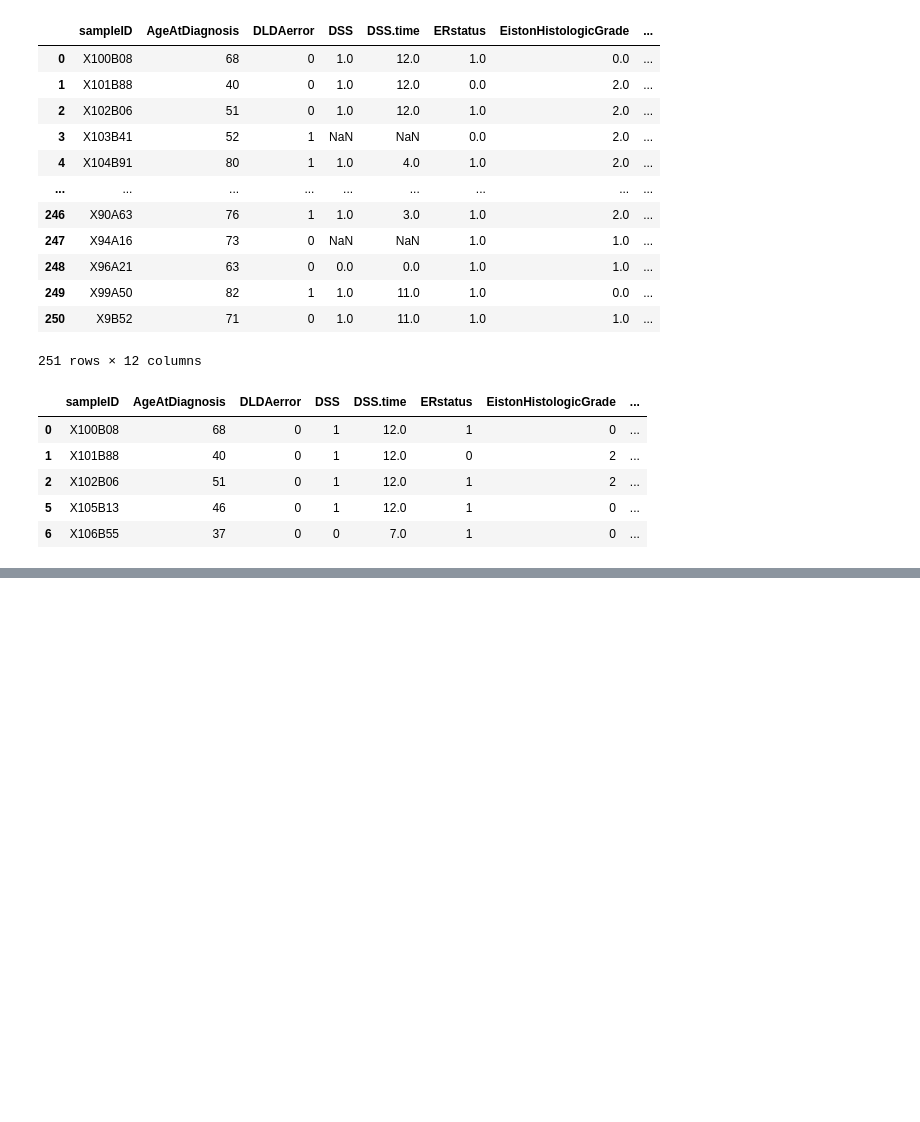
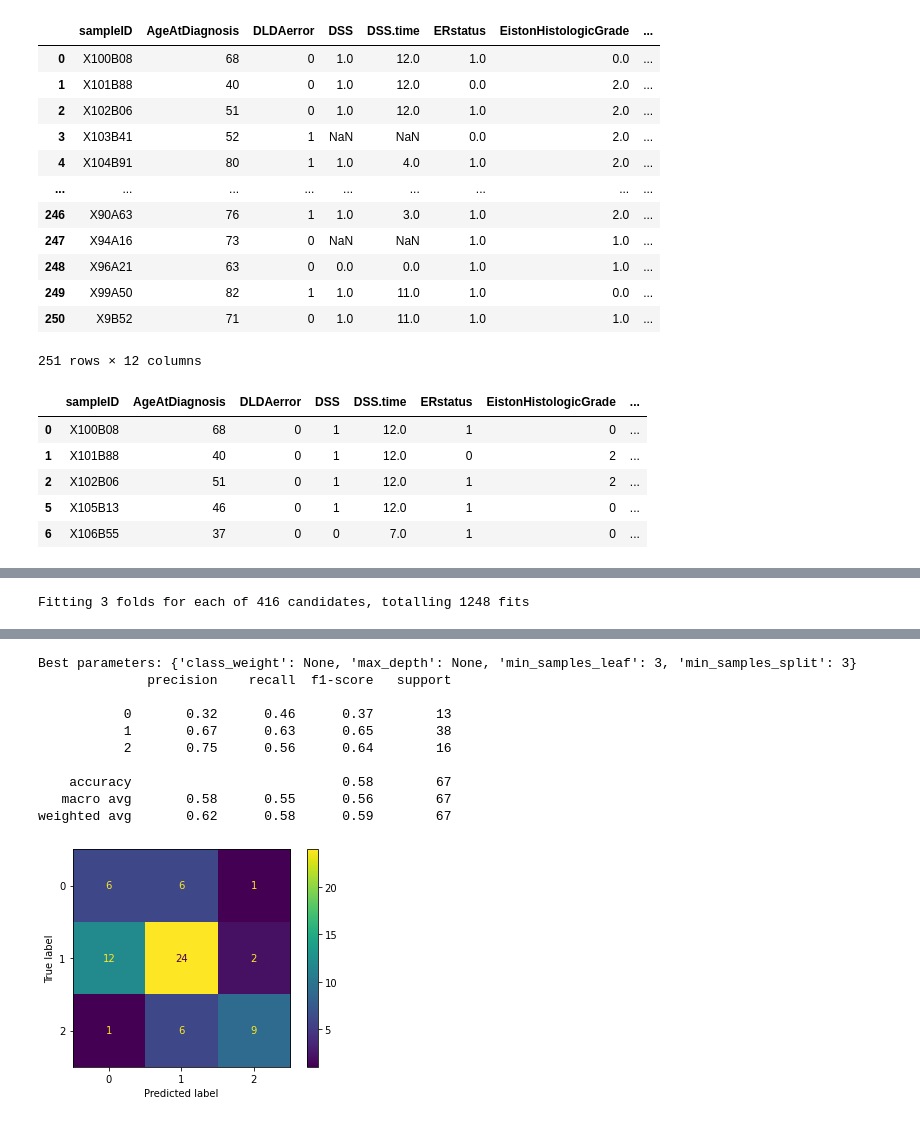
Before and after one commit to faizanhemotra/Breast-Cancer-Phenotype, a Jupyter notebook: analysis.ipynb, the cells around one changed output, grey strips where cells are left out. Drawn from its saved outputs; the diff is of its cells as text; code cells hidden in the pictures; blank space fills up the shorter version.

```diff
--- a/analysis.ipynb
+++ b/analysis.ipynb
@@ -268,0 +333,44 @@ weighted avg       0.32      0.57      0.41        67
+# %%
+def results(model: str,
+            X_train: pd.DataFrame,
+            X_test: pd.DataFrame,
+            y_train: pd.Series,
+            y_test: pd.Series,
+            cv: int = 3):
+    '''Function to output model performance and other results
+
+    Parameters
+    ----------
+    model: str
+        Wrapper function name
+
+    X_train: pd.DataFrame
+        Provided train data
+
+    X_test: pd.DataFrame
+        Provided test data
+
+    y_train: pd.Series
+        Train Labels
+
+    y_test: pd.Series
+        Test Labels
+
+    cv: int, default=3
+        Create a model if True; Compare if False
+    '''
+
+    grid = model(X_train, X_test, y_train, cv)
+    # Best parameters of the best model obtained from Grid Search
+    print(f"Best parameters: {grid.best_params_}")
+    grid_pred = grid.predict(X_test)
+    # Classification report of the models
+    print((classification_report(y_test, grid_pred)))
+    # Plotting Confusion matrix of the models
+    plot_confusion_matrix(grid, X_test, y_test)
+    plt.show()
+# %%
+# Decision Tree Model Results and Elston Histologic Grade as the target column
+results(dtc_grid, *data_split(neg_X_columns=['EistonHistologicGrade', 'sampleID'], y_column='EistonHistologicGrade'))
+# %% [output]
+Fitting 3 folds for each of 416 candidates, totalling 1248 fits
@@ -268,0 +381,11 @@ weighted avg       0.32      0.57      0.41        67
+Best parameters: {'class_weight': None, 'max_depth': None, 'min_samples_leaf': 3, 'min_samples_split': 3}
+              precision    recall  f1-score   support
+
+           0       0.32      0.46      0.37        13
+           1       0.67      0.63      0.65        38
+           2       0.75      0.56      0.64        16
+
+    accuracy                           0.58        67
+   macro avg       0.58      0.55      0.56        67
+weighted avg       0.62      0.58      0.59        67
+[figure, added]
```
Also changed, not shown: parts of 23 cells of this notebook.
